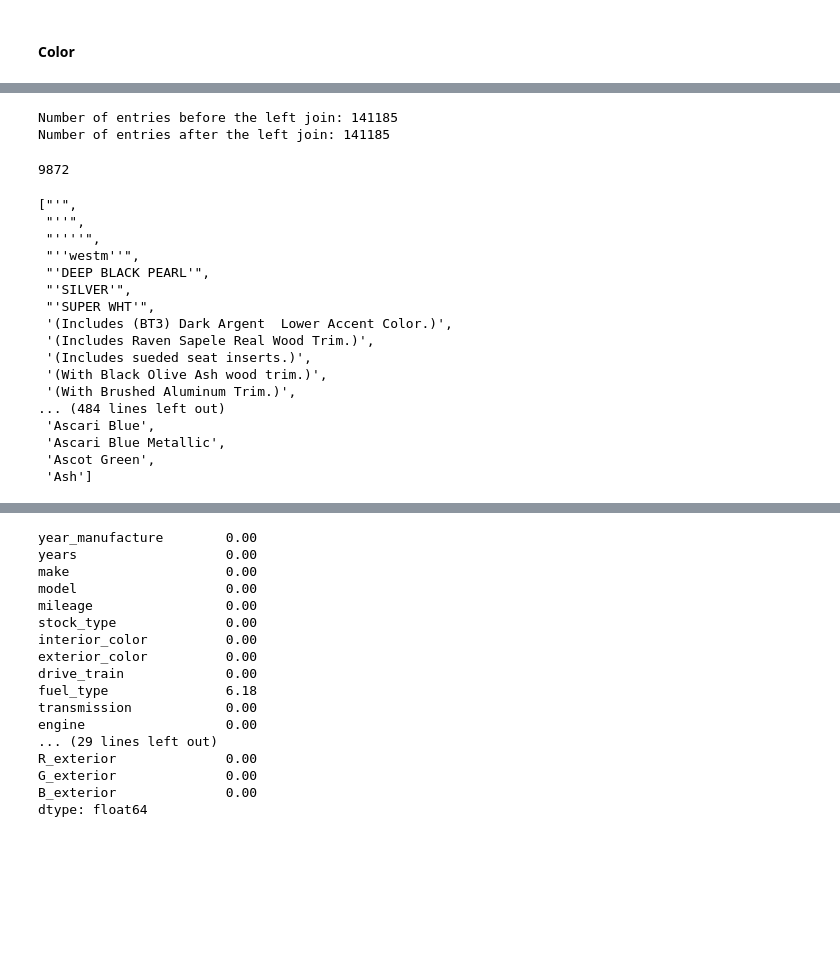
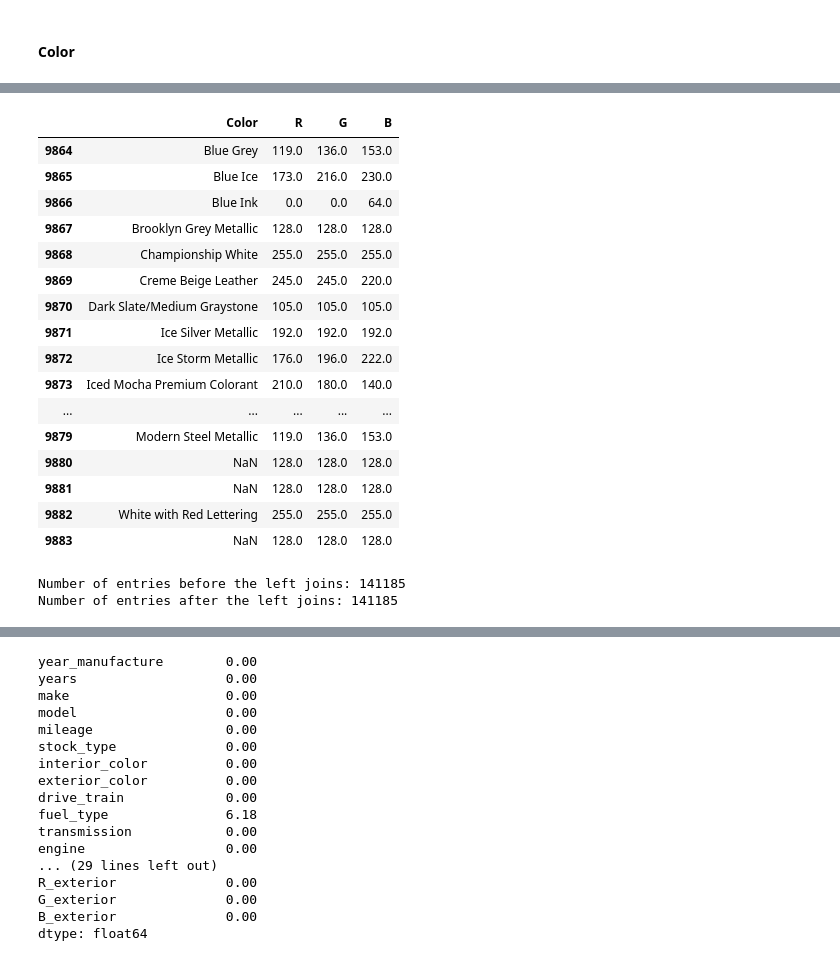
Before and after one commit to jcllanu/residual-value, a Jupyter notebook: residual_value_model.ipynb, the cells around one changed output, grey strips where cells are left out. Drawn from its saved outputs; the diff is of its cells as text; code cells hidden in the pictures; blank space fills up the shorter version.

Commit message:
Data preparation done
Code commented and clean

```diff
--- a/residual_value_model.ipynb
+++ b/residual_value_model.ipynb
@@ -799,53 +1029,55 @@ df.head()
 # %%
+#Load the data
 ini=0
 fin=499
 df_list=[]
 for _ in range(20):
     path='colors/colors_'+str(ini)+'_'+str(fin)+'.csv'
     df_list.append(pd.read_csv(path, delimiter=';'))
     ini+=500
     fin+=500
 df_list.append(pd.read_csv('colors/other_colors.csv', delimiter=';'))
 
 df_color_dictionary=pd.concat(df_list, ignore_index=True,axis=0)[['Color','R','G','B']]
 
+#Include some colors manually due to CSV condification problems
 df_auxiliar = pd.DataFrame({'Color': ["'", 'Ebony &#47; Terracotta', 'N/A', 'None', 'null'],
         'R': [None, 80, None, None, None,],
         'G': [None, 40, None, None, None,],
         'B': [None, 20, None, None, None,]})
 
-df_color_dictionary=pd.concat([df_color_dictionary, df_auxiliar], ignore_index=True,axis=0)
+df_color_dictionary=pd.concat([df_auxiliar, df_color_dictionary], ignore_index=True,axis=0)
+df_color_dictionary.tail(20)
+# %% [output]
+|  | Color | R | G | B |
+| 9864 | Blue Grey | 119.0 | 136.0 | 153.0 |
+| 9865 | Blue Ice | 173.0 | 216.0 | 230.0 |
+| 9866 | Blue Ink | 0.0 | 0.0 | 64.0 |
+| 9867 | Brooklyn Grey Metallic | 128.0 | 128.0 | 128.0 |
+| 9868 | Championship White | 255.0 | 255.0 | 255.0 |
+| 9869 | Creme Beige Leather | 245.0 | 245.0 | 220.0 |
+| 9870 | Dark Slate/Medium Graystone | 105.0 | 105.0 | 105.0 |
+| 9871 | Ice Silver Metallic | 192.0 | 192.0 | 192.0 |
+| 9872 | Ice Storm Metallic | 176.0 | 196.0 | 222.0 |
+| 9873 | Iced Mocha Premium Colorant | 210.0 | 180.0 | 140.0 |
+| ... | ... | ... | ... | ... |
+| 9879 | Modern Steel Metallic | 119.0 | 136.0 | 153.0 |
+| 9880 | NaN | 128.0 | 128.0 | 128.0 |
+| 9881 | NaN | 128.0 | 128.0 | 128.0 |
+| 9882 | White with Red Lettering | 255.0 | 255.0 | 255.0 |
+| 9883 | NaN | 128.0 | 128.0 | 128.0 |
 # %%
-print('Number of entries before the left join:', len(df))
+print('Number of entries before the left joins:', len(df))
+
+# Left join each natural language interior vehicle color to its RGB codification
 df_color_dictionary.columns=['interior_color', 'R_interior', 'G_interior', 'B_interior']
 df=pd.merge(df, df_color_dictionary, how='left', on='interior_color')
+
+# Left join each natural language exterior vehicle color to its RGB codification
 df_color_dictionary.columns=['exterior_color', 'R_exterior', 'G_exterior', 'B_exterior']
 df=pd.merge(df, df_color_dictionary, how='left', on='exterior_color')
-print('Number of entries after the left join:', len(df))
+
+print('Number of entries after the left joins:', len(df))
 # %% [output]
-Number of entries before the left join: 141185
-Number of entries after the left join: 141185
+Number of entries before the left joins: 141185
+Number of entries after the left joins: 141185
-# %%
-color_list=list(set((list(df['interior_color'])+list(df['exterior_color']))))
-sorted_color_list=sorted(color_list)
-print(len(sorted_color_list))
-sorted_color_list[0:500]
-# %% [output]
-9872
-["'",
- "''",
- "''''",
- "''westm''",
- "'DEEP BLACK PEARL'",
- "'SILVER'",
- "'SUPER WHT'",
- '(Includes (BT3) Dark Argent  Lower Accent Color.)',
- '(Includes Raven Sapele Real Wood Trim.)',
- '(Includes sueded seat inserts.)',
- '(With Black Olive Ash wood trim.)',
- '(With Brushed Aluminum Trim.)',
-... (484 lines left out)
- 'Ascari Blue',
- 'Ascari Blue Metallic',
- 'Ascot Green',
- 'Ash']
```
Also changed, not shown: parts of 62 cells of this notebook, 2 other files.
